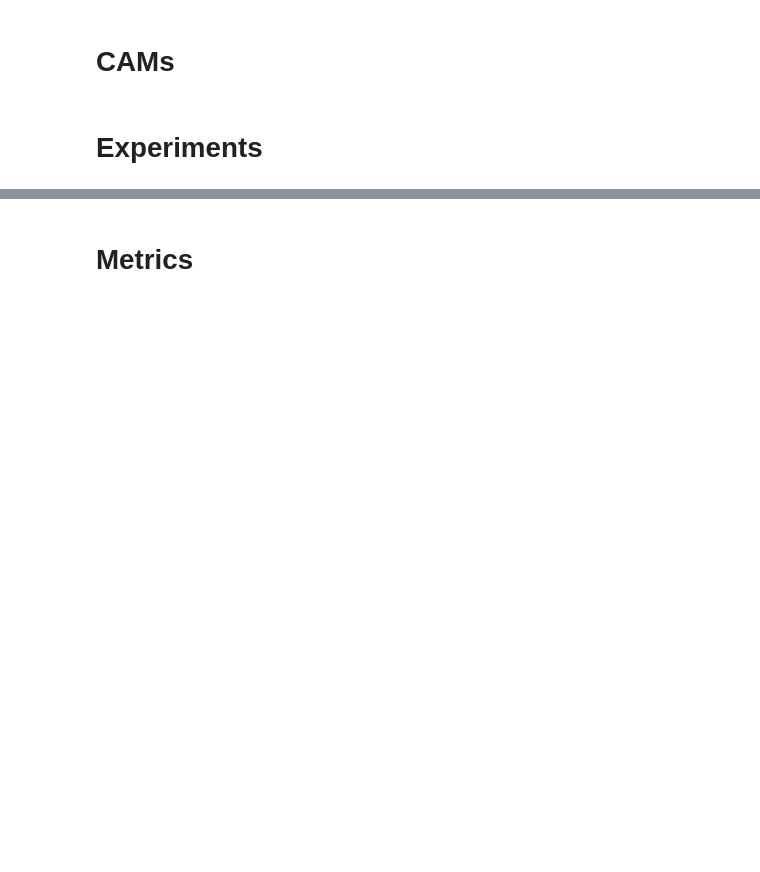
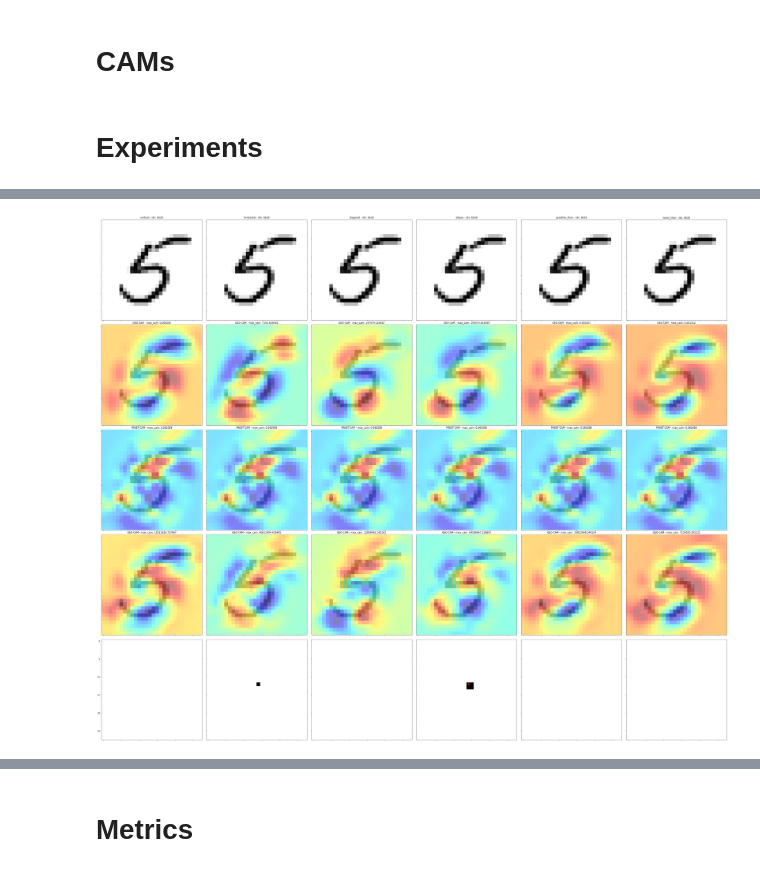
Before and after one commit to fsilvestrim/thesis, a Jupyter notebook: Geo_Cam.ipynb, the cells around one changed output, grey strips where cells are left out. Cells and saved outputs as stored; diff of their text form; code cells hidden in the pictures; blank space fills up the shorter version.

```diff
--- a/Geo_Cam.ipynb
+++ b/Geo_Cam.ipynb
@@ -93,7 +100,7 @@ def show_heatmap(img, cam, size, resize=True, title=None, detached=False, ax=Non
 
   if not detached:
     plt.figure(facecolor='white')
-    plt.imshow(img, alpha=0.5, cmap='Greys')
+    plt.imshow(img, alpha=0.1, cmap='Greys')
     plt.imshow(heatmap, cmap='jet', alpha=0.5)
     plt.axis('off')
 
@@ -651,3 +640,70 @@ WARNING:tensorflow:7 out of the last 12 calls to <function Model.make_predict_fu
+# %%
+from mpl_toolkits.axes_grid1 import ImageGrid
+
+# prediction based on conv output (5056, 6146, 2365, 2587, 5310)
+test_image, test_label, test_idx = get_sample(mnist_test, 6638)
+mnist_gcm_predictions = predict(model_gcm, test_image)
+mnist_gcm_prediction = np.argmax(mnist_gcm_predictions)
+
+assert test_label == mnist_gcm_prediction, "Missmatched ids. Wanted %d, received %d" % (test_label, mnist_gcm_prediction)
+
+geo_labels = dataset[2]
+
+# start plotting
+image_idx = 0
+fig = plt.figure(figsize=(56, 56))
+grid = ImageGrid(fig, 111, nrows_ncols=(5, len(geo_labels)), axes_pad=0.3, label_mode="1")
+
+# images
+for category in range(len(geo_labels)):
+  title = f"{geo_labels[category]} - idx: {test_idx}"
+  grid[image_idx].set_title(title, fontdict=None, loc='center', color = "k")
+  grid[image_idx].imshow(test_image.reshape(28, 28), cmap='Greys')
+  image_idx += 1
+
+# pure geo
+cam_geo = dict()
+for category in range(len(geo_labels)):
+  cam, _, _, _ = grad_cam_m(test_image, model_geocam, category)
+  title = f"GEO CAM - max_cam: {np.max(cam) * 100000000:.6f}"
+  show_heatmap(test_image, cam, (28, 28, 1), True, title, detached=True, ax=grid[image_idx])
+  cam_geo[category] = cam
+  image_idx += 1
+
+# gcm minist (prediction) first
+cam_mnist = dict()
+for category in range(len(geo_labels)):
+  cam, _, _, _ = grad_cam_m(test_image, model_gcmcam_1)
+  title = f"MNIST CAM - max_cam: {np.max(cam) * 100000000:.6f}"
+  show_heatmap(test_image, cam, (28, 28, 1), True, title, detached=True, ax=grid[image_idx])
+  cam_mnist[category] = cam
+  image_idx += 1
+
+# geocam
+# cam_activations, cam_thresholded, cam_predictions = get_cam_predictions(test_image, model_gcmcam, len(geo_labels), cam_method=grad_cam_m, threshold=200)
+cam_activations, cam_thresholded, cam_predictions = get_maskedcam_predictions(test_image, len(geo_labels), cam_method=grad_cam_m, threshold=.4)
+
+for i in range(len(geo_labels)):
+  cam = cam_activations[i]
+  title = f"GEO CAM - max_cam: {np.max(cam) * 100000000:.6f}"
+  show_heatmap(test_image, cam, (28, 28, 1), True, title, detached=True, ax=grid[image_idx])
+  image_idx += 1
+
+# geocam areas
+for i in range(len(geo_labels)):
+  camt = cam_thresholded[i]
+  grid[image_idx].imshow(camt, cmap='Greys')
+
+  camp = cam_predictions[i]
+  for j in range(len(camp[1])):
+    camp_center = camp[1][j]
+    grid[image_idx].add_patch(plt.Circle(camp_center, 0.2, color='r'))
+
+  image_idx += 1
+
+plt.show()
+# %% [output]
+[figure, added]
 # %%
 samples = 10
 descriptions = dict()
```
Also changed, not shown: parts of 18 cells of this notebook.
